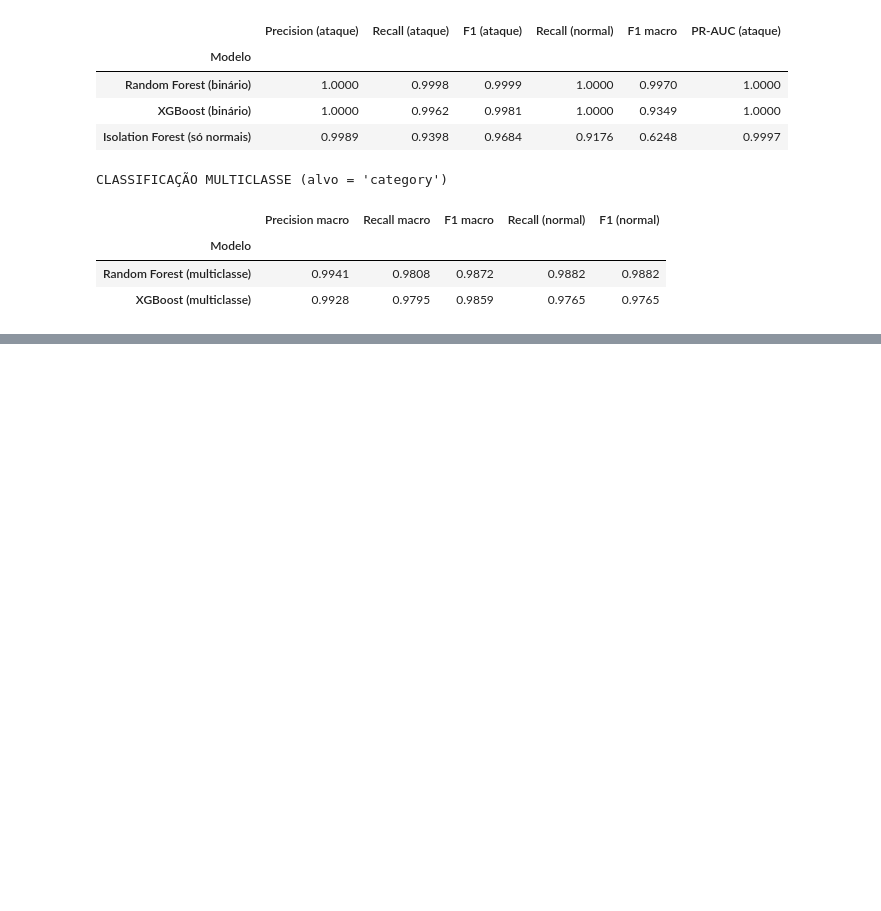
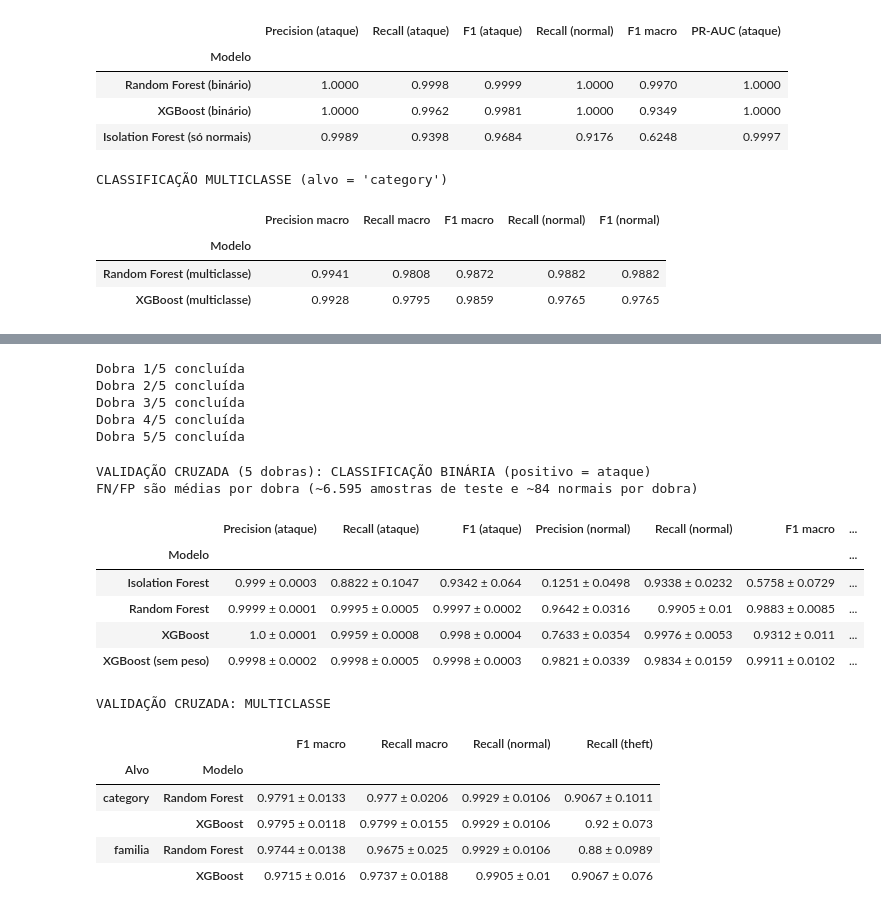
Before and after one commit to KauaLQ/cyber-sentinel, a Jupyter notebook: IoT/main.ipynb, the cells around one changed output, grey strips where cells are left out. Saved outputs shown, nothing was run; the diff lists cells and outputs as text; code cells hidden in the pictures; blank space fills up the shorter version.

```diff
--- a/IoT/main.ipynb
+++ b/IoT/main.ipynb
@@ -700,0 +892,57 @@ CLASSIFICAÇÃO MULTICLASSE (alvo = 'category')
+# %%
+N_SPLITS = 5
+
+X_all       = df_bal[FEATURES]
+y_all_bin   = df_bal["attack"].to_numpy()
+estrato     = df_bal["classe"].to_numpy()
+ALVOS_MULTI = {"category": df_bal["category"].to_numpy(),      # 5 classes (ddos e dos separados)
+               "familia":  df_bal["familia"].to_numpy()}       # 4 classes (ddos+dos = flood)
+
+skf   = StratifiedKFold(n_splits=N_SPLITS, shuffle=True, random_state=SEED)
+FOLDS = list(skf.split(X_all, estrato))        # guardamos: 5.4 reutiliza exatamente as mesmas dobras
+
+cv_bin, cv_multi = [], []
+for k, (i_tr, i_te) in enumerate(FOLDS, start=1):
+    Xtr, Xte = X_all.iloc[i_tr], X_all.iloc[i_te]
+
+    for m in NOMES_BIN:
+        pred, score = prever_binario(m, Xtr, y_all_bin[i_tr], Xte)
+        cv_bin.append({"fold": k, "Modelo": NOMES_BIN[m], **metricas_binarias(y_all_bin[i_te], pred, score)})
+
+    for nome_alvo, y_alvo in ALVOS_MULTI.items():
+        for m in ("rf", "xgb"):
+            pred = prever_multiclasse(m, Xtr, y_alvo[i_tr], Xte)
+            cv_multi.append({"fold": k, "Alvo": nome_alvo, "Modelo": NOMES_BIN[m],
+                             **metricas_multiclasse(y_alvo[i_te], pred)})
+    print(f"Dobra {k}/{N_SPLITS} concluída")
+
+df_cv_bin, df_cv_multi = pd.DataFrame(cv_bin), pd.DataFrame(cv_multi)
+# %% [output]
+Dobra 1/5 concluída
+Dobra 2/5 concluída
+Dobra 3/5 concluída
+Dobra 4/5 concluída
+Dobra 5/5 concluída
+# %%
+print(f"VALIDAÇÃO CRUZADA ({N_SPLITS} dobras): CLASSIFICAÇÃO BINÁRIA (positivo = ataque)")
+print(f"FN/FP são médias por dobra (~{fmt(len(FOLDS[0][1]))} amostras de teste e ~{int((y_all_bin == 0).sum() / N_SPLITS)} normais por dobra)\n")
+display(resumir(df_cv_bin, "Modelo"))
+
+print("\nVALIDAÇÃO CRUZADA: MULTICLASSE")
+display(resumir(df_cv_multi, ["Alvo", "Modelo"]))
+# %% [output]
+VALIDAÇÃO CRUZADA (5 dobras): CLASSIFICAÇÃO BINÁRIA (positivo = ataque)
+FN/FP são médias por dobra (~6.595 amostras de teste e ~84 normais por dobra)
+|  | Precision (ataque) | Recall (ataque) | F1 (ataque) | Precision (normal) | Recall (normal) | F1 macro | ... |
+| Modelo |  |  |  |  |  |  | ... |
+| Isolation Forest | 0.999 ± 0.0003 | 0.8822 ± 0.1047 | 0.9342 ± 0.064 | 0.1251 ± 0.0498 | 0.9338 ± 0.0232 | 0.5758 ± 0.0729 | ... |
+| Random Forest | 0.9999 ± 0.0001 | 0.9995 ± 0.0005 | 0.9997 ± 0.0002 | 0.9642 ± 0.0316 | 0.9905 ± 0.01 | 0.9883 ± 0.0085 | ... |
+| XGBoost | 1.0 ± 0.0001 | 0.9959 ± 0.0008 | 0.998 ± 0.0004 | 0.7633 ± 0.0354 | 0.9976 ± 0.0053 | 0.9312 ± 0.011 | ... |
+| XGBoost (sem peso) | 0.9998 ± 0.0002 | 0.9998 ± 0.0005 | 0.9998 ± 0.0003 | 0.9821 ± 0.0339 | 0.9834 ± 0.0159 | 0.9911 ± 0.0102 | ... |
+VALIDAÇÃO CRUZADA: MULTICLASSE
+|  |  | F1 macro | Recall macro | Recall (normal) | Recall (theft) |
+| Alvo | Modelo |  |  |  |  |
+| category | Random Forest | 0.9791 ± 0.0133 | 0.977 ± 0.0206 | 0.9929 ± 0.0106 | 0.9067 ± 0.1011 |
+|  | XGBoost | 0.9795 ± 0.0118 | 0.9799 ± 0.0155 | 0.9929 ± 0.0106 | 0.92 ± 0.073 |
+| familia | Random Forest | 0.9744 ± 0.0138 | 0.9675 ± 0.025 | 0.9929 ± 0.0106 | 0.88 ± 0.0989 |
+|  | XGBoost | 0.9715 ± 0.016 | 0.9737 ± 0.0188 | 0.9905 ± 0.01 | 0.9067 ± 0.076 |
```
Also changed, not shown: parts of 16 cells of this notebook.
